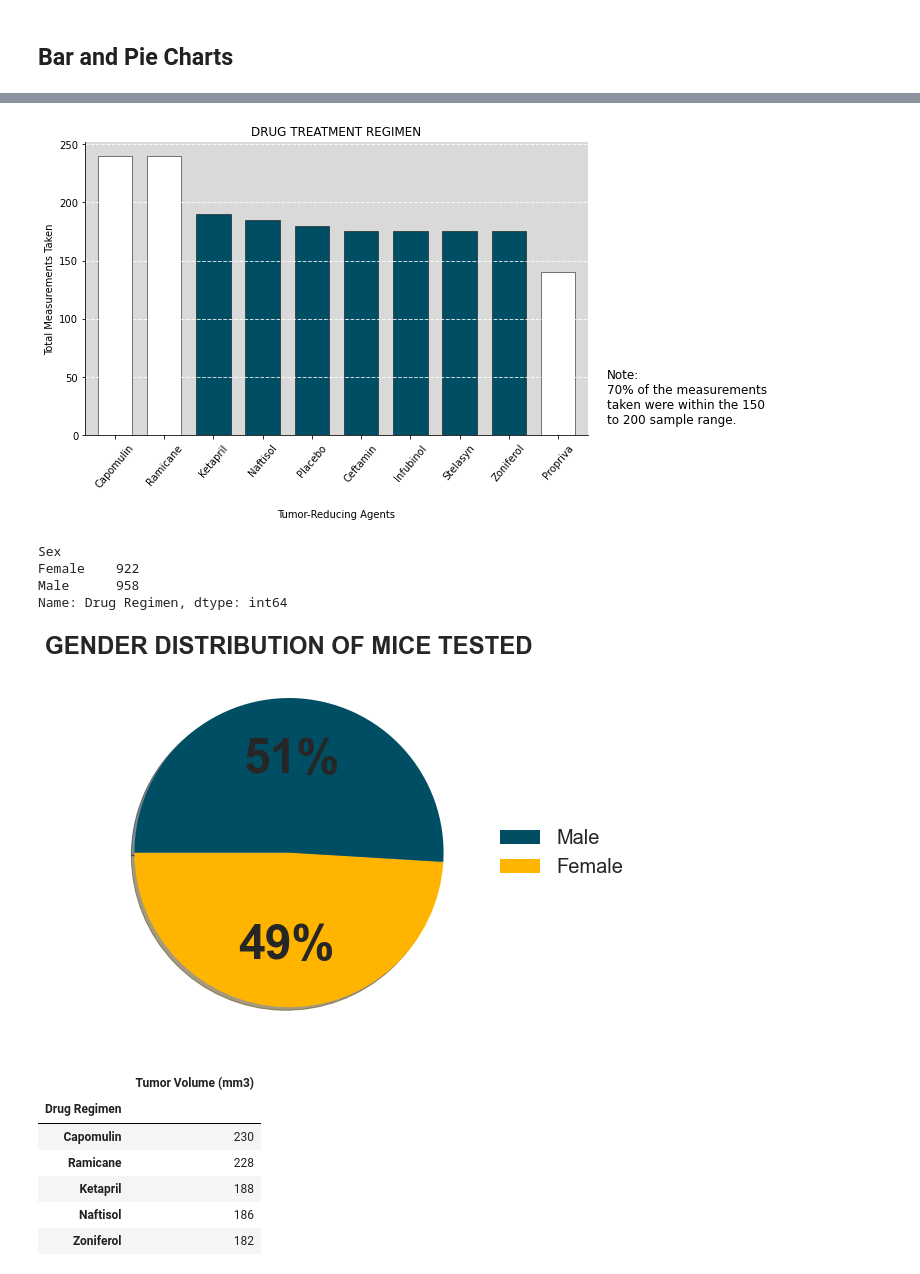
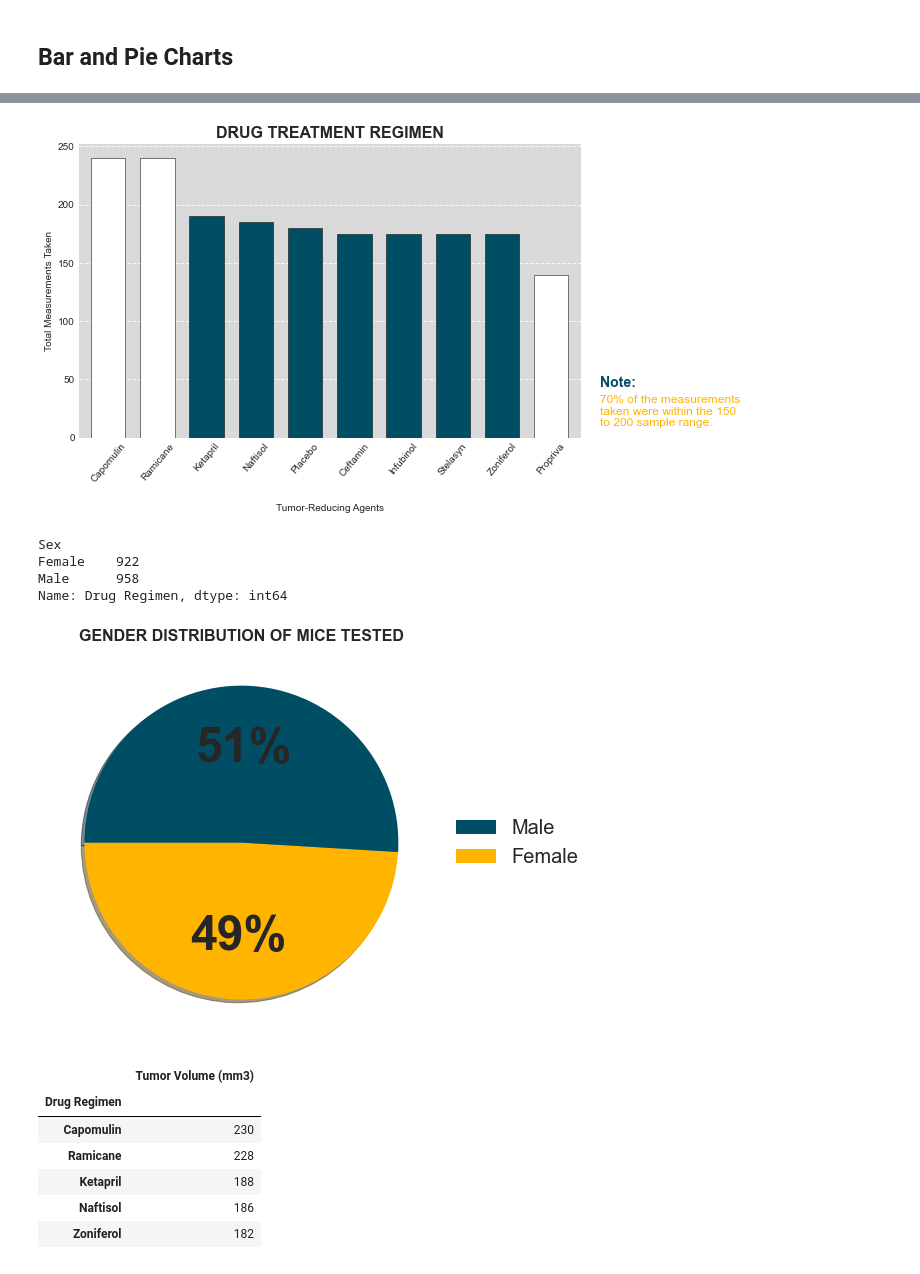
Before and after one commit to mathewqpmiller/Matplotlib-Pymaceuticals_Analysis, a Jupyter notebook: Matplotlib_Pharmaceuticals_Analysis_Final.ipynb, the cells around one changed output, grey strips where cells are left out. Drawn from its saved outputs; the diff is of its cells as text; code cells hidden in the pictures.

Commit message:
Updating the notes

```diff
--- a/Matplotlib_Pharmaceuticals_Analysis_Final.ipynb
+++ b/Matplotlib_Pharmaceuticals_Analysis_Final.ipynb
@@ -422,12 +422,29 @@ bar_plot_dataframe.plot.bar(
 ax.set_ylabel("Total Measurements Taken")
 ax.set_xlabel("Tumor-Reducing Agents", labelpad=20)  # Add padding to the x-axis label
 
+# Custom Chart Title
+ax.set_title('DRUG TREATMENT REGIMEN', fontsize=16, weight='bold')
+
 # Remove the frame by hiding top and right spines
 ax.spines['top'].set_visible(False)
 ax.spines['right'].set_visible(False)
 
 # Add a text note
-plt.text(10, 10, 'Note:\n70% of the measurements \ntaken were within the 150 \nto 200 sample range.', fontsize=12)
+# First part of the note (Note in larger, different color)
+plt.text(
+    10, 44,
+    'Note:',
+    fontsize=14,
+    color='#004E64',
+    fontweight='bold'
+)
+
+plt.text(
+    10, 10,
+    '70% of the measurements \ntaken were within the 150 \nto 200 sample range.',
+    fontsize=12,
+    color='#FFB400'
+)
 
 # Adjust bottom padding to prevent label clipping
 plt.subplots_adjust(bottom=0.2)
@@ -443,7 +460,7 @@ plt.savefig("images/DrugRegimen_PandasBarChart2.png", dpi=300, bbox_inches='tigh
 # Display the plot
 plt.show()
 # %% [output]
-[figure, old version]
+[figure, new version]
 # %%
 # Pandas Pie Chart
 # Generate a pie plot showing the distribution of female versus male mice using pandas
@@ -484,35 +501,35 @@ wedges, texts, autotexts = ax.pie(
 )
 
 # Center percentages in each slice
 for autotext in autotexts:
     # autotext.set_horizontalalignment('center')  # Align percentages to the center
     autotext.set_verticalalignment('center')    # Align percentages vertically
 
 # Add a title with enhanced font size
-plt.title('GENDER DISTRIBUTION OF MICE TESTED', fontsize=24, weight='bold')
+plt.title('GENDER DISTRIBUTION OF MICE TESTED', fontsize=16, weight='bold')
 
 # Create a legend using color patches
 legend_elements = [
     Patch(facecolor=colors[1], label="Male"),  # Male first
     Patch(facecolor=colors[0], label="Female"),  # Female second
 ]
 plt.legend(
     handles=legend_elements,
     title="",
     loc="center left",  # Move it to the left of the figure
     bbox_to_anchor=(1, 0.5),  # Places the legend outside on the right side
     fontsize=20,
     title_fontsize=22
 )
 
 # Save the plot as a temporary file
 plt.tight_layout()
 plt.savefig("images/Pyplot_PieChart.png", bbox_inches="tight")  # Save image temporarily
 
 # Clean up
 plt.show()
 # %% [output]
-[figure, old version]
+[figure, new version]
 # %%
 # Count Each Drug Measurement:
 # Do a total count of measurements by drug to use in Pie Chart
```
Also changed, not shown: parts of 2 cells of this notebook, 3 other files.
